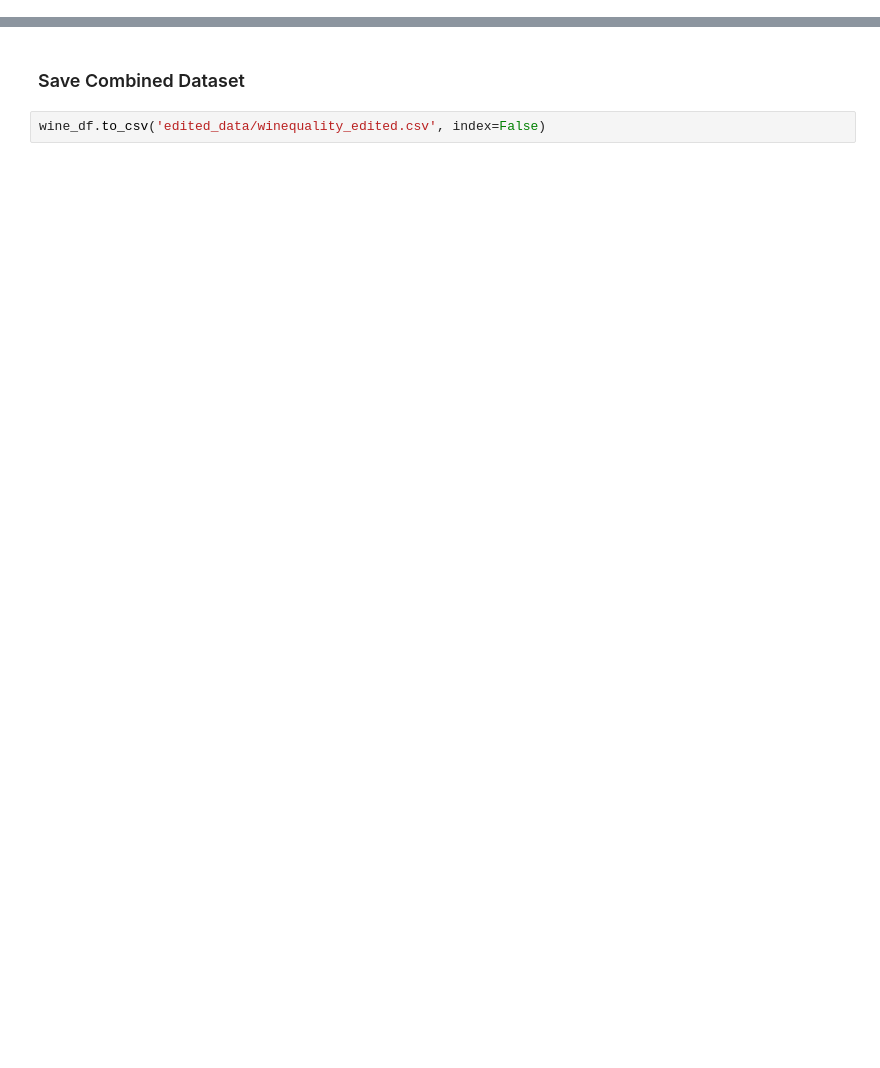
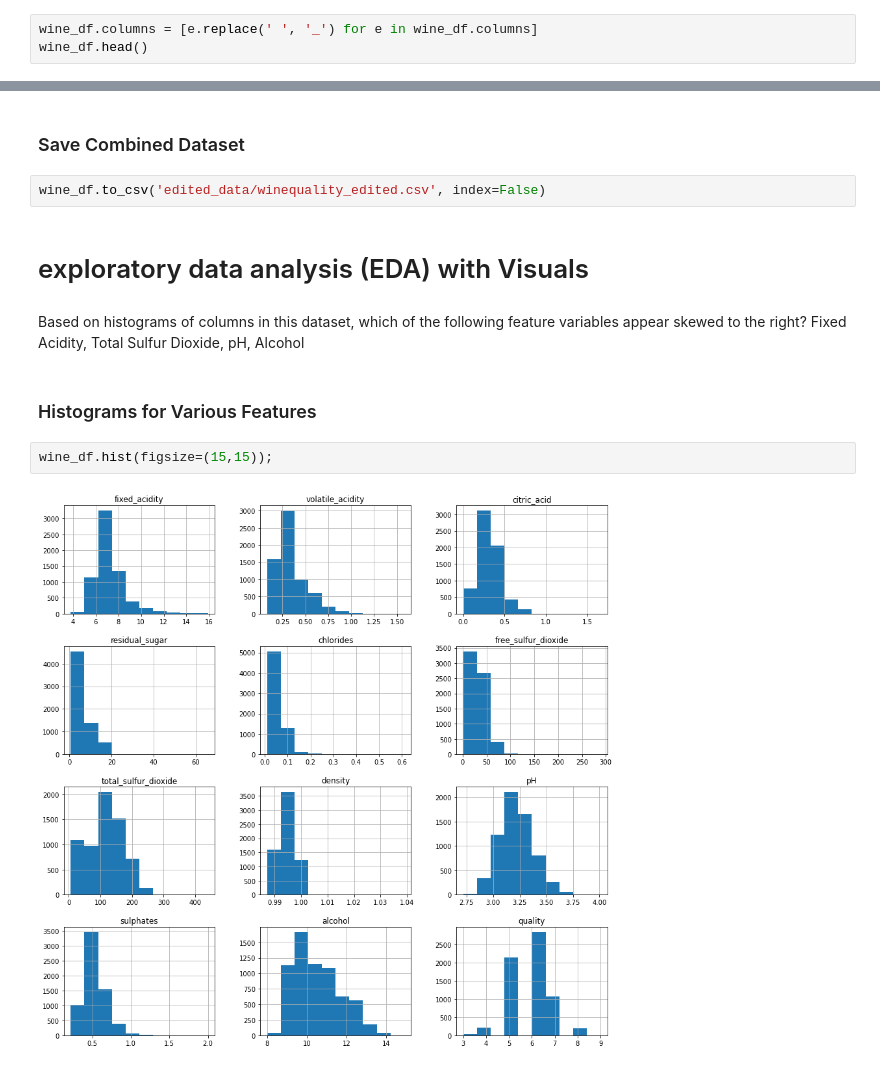
Before and after one commit to AbdElrhman-m/Wine-quality-data-analysis, a Jupyter notebook: Wine data analysis.ipynb, the cells around one changed output, grey strips where cells are left out. Saved outputs shown, nothing was run; the diff lists cells and outputs as text; blank space fills up the shorter version.

Commit message:
exploring the data

```diff
--- a/Wine data analysis.ipynb
+++ b/Wine data analysis.ipynb
@@ -130,3 +130,6 @@ wine_df.head()
 | 2 | 7.8 | 0.76 | 0.04 | 2.3 | 0.092 | 15.0 | ... |
 | 3 | 11.2 | 0.28 | 0.56 | 1.9 | 0.075 | 17.0 | ... |
 | 4 | 7.4 | 0.70 | 0.00 | 1.9 | 0.076 | 11.0 | ... |
+# %%
+wine_df.columns = [e.replace(' ', '_') for e in wine_df.columns]
+wine_df.head()
@@ -134,3 +144,13 @@ wine_df.head()
 ### Save Combined Dataset
 # %%
 wine_df.to_csv('edited_data/winequality_edited.csv', index=False)
+# %% [markdown]
+# exploratory data analysis (EDA) with Visuals
+# %% [markdown]
+Based on histograms of columns in this dataset, which of the following feature variables appear skewed to the right? Fixed Acidity, Total Sulfur Dioxide, pH, Alcohol
+# %% [markdown]
+### Histograms for Various Features
+# %%
+wine_df.hist(figsize=(15,15));
+# %% [output]
+[figure, added]
```
Also changed, not shown: parts of 10 cells of this notebook, 1 other file.
